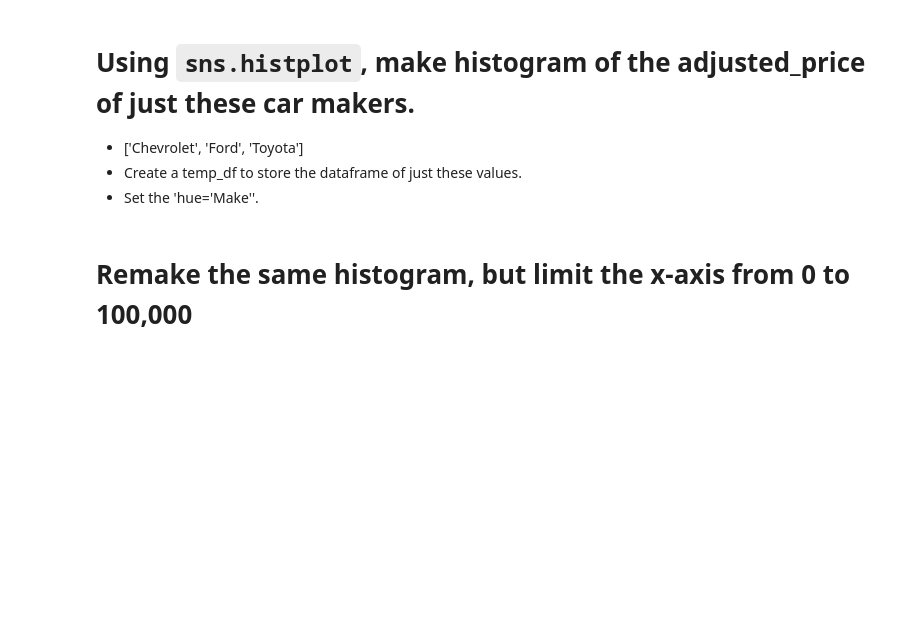
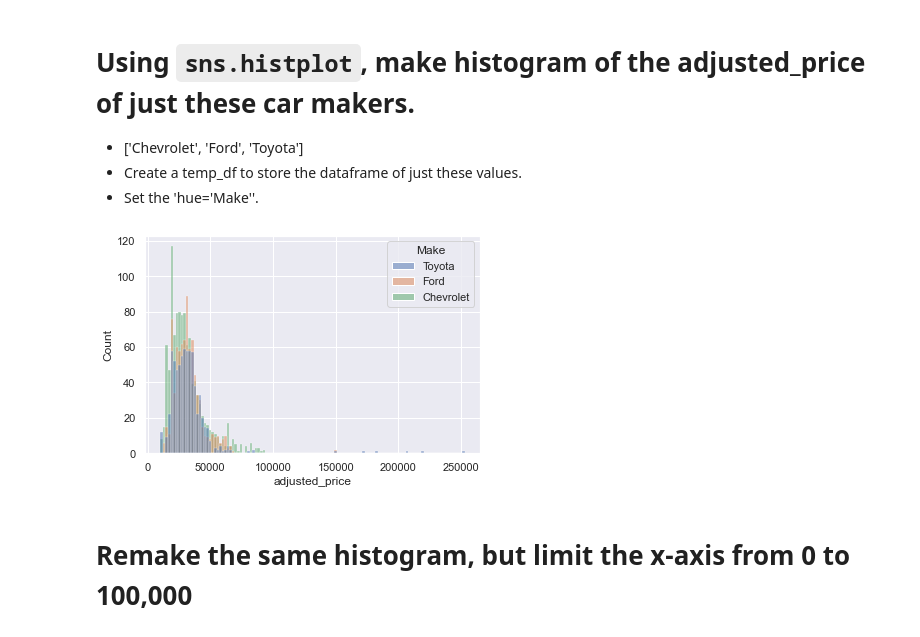
Before and after one commit to deepankarck2/2022-fall-data-science, a Jupyter notebook: Week-02-EDA/Exercise-EDA.ipynb, the cells around one changed output. Saved outputs shown, nothing was run; the diff lists cells and outputs as text; code cells hidden in the pictures; blank space fills up the shorter version.

```diff
--- a/Week-02-EDA/Exercise-EDA.ipynb
+++ b/Week-02-EDA/Exercise-EDA.ipynb
@@ -243,6 +303,14 @@ Make a new column that is called `adjusted_price`, that contains all prices, how
 * Set the 'hue='Make''.
 # %%
 # Using `sns.histplot`, make histogram of the adjusted_price of just these car makers.
+selected_make = ['Chevrolet', 'Ford', 'Toyota']
+
+condition = df.Make.isin(selected_make)
+temp_df = df[condition]
+
+ax = sns.histplot(data=temp_df, x="adjusted_price", hue="Make")
+# %% [output]
+[figure, added]
 # %% [markdown]
 # Remake the same histogram, but limit the x-axis from 0 to 100,000
 # %%
```
Also changed, not shown: parts of 20 cells of this notebook.
